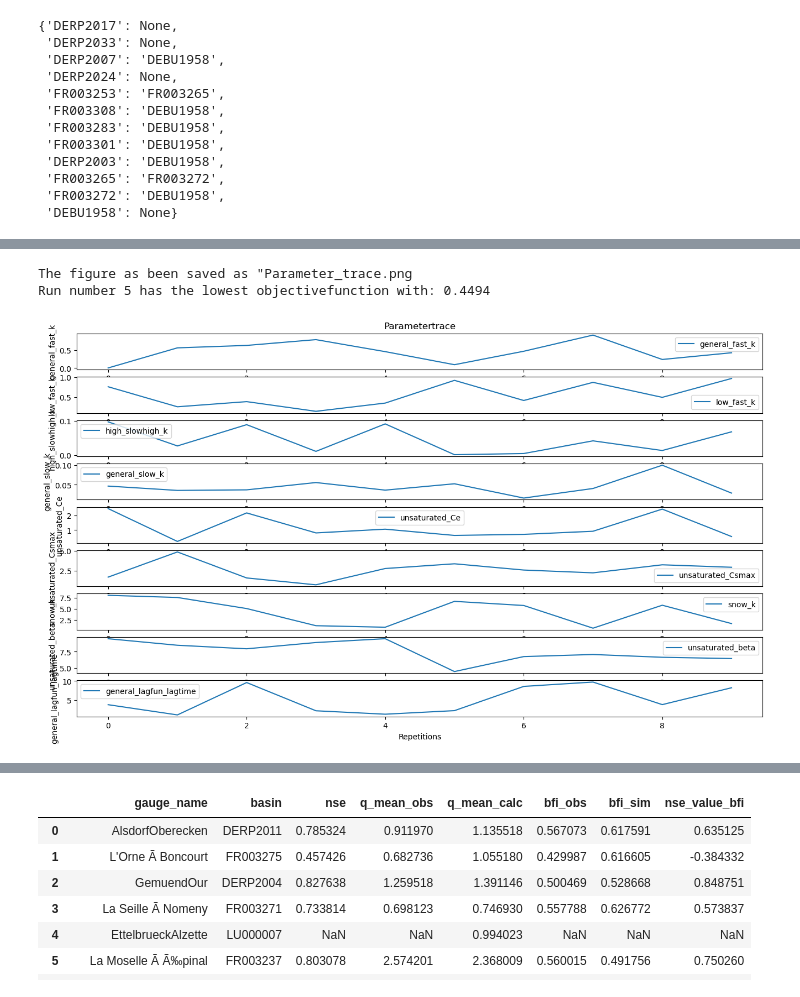
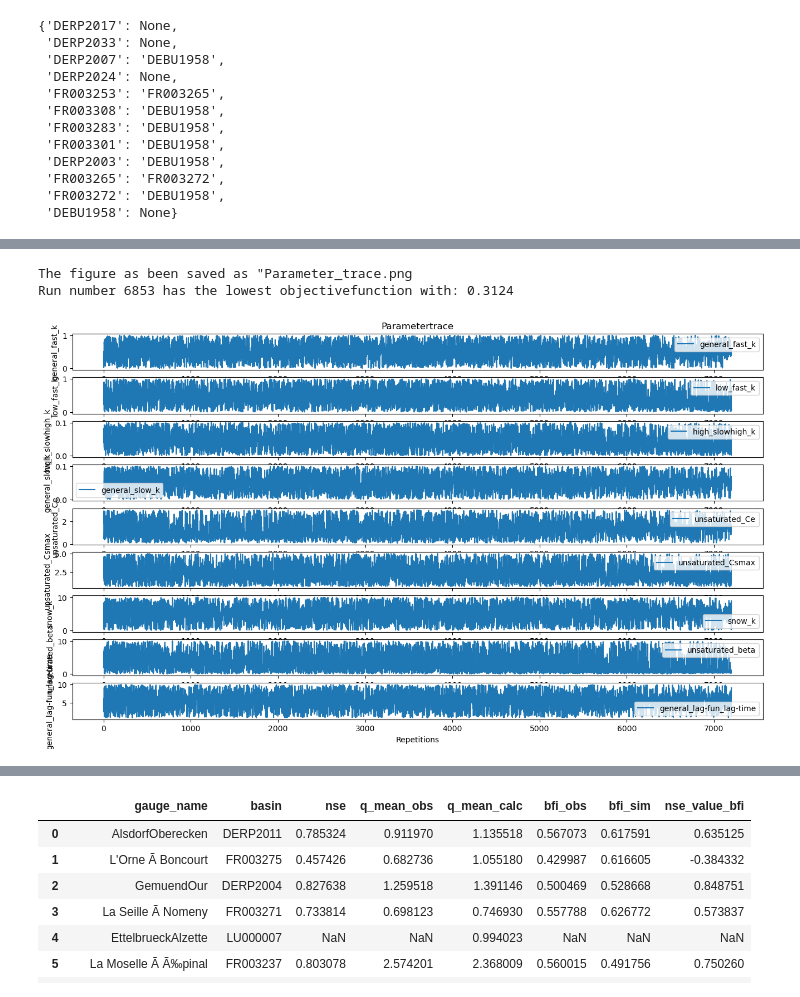
Before and after one commit to thiagovmdon/estreams_superflexpy, a Jupyter notebook: code/02_modelling_distributed_Moselle_SUMAX_waterdeficit.ipynb, the cells around one changed output, grey strips where cells are left out. Cells and saved outputs as stored; diff of their text form; code cells hidden in the pictures.

```diff
--- a/code/02_modelling_distributed_Moselle_SUMAX.ipynb
+++ b/code/02_modelling_distributed_Moselle_SUMAX_waterdeficit.ipynb
@@ -1731,18 +1385,24 @@ Initialize database...
+# %%
+### Load the CSV file
+results_df = pd.read_csv("calibration.csv")
+
+## Convert to a NumPy structured array (similar to `sampler.getdata()`)
+results = results_df.to_records(index=False)
 # %%
-results = sampler.getdata()                                                  # Load the results
+#results = sampler.getdata()                                                  # Load the results
 spotpy.analyser.plot_parametertrace(results)                                 # Show the results
 
 
 bestindex, bestobjf = spotpy.analyser.get_minlikeindex(results)               # Get the best indexes and objective function
 
 
 spotpy.analyser.get_parameters(results)[bestindex]
 
 best_params_dict = dict(zip(spotpy.analyser.get_parameternames(results), spotpy.analyser.get_parameters(results)[bestindex]))
 # %% [output]
 The figure as been saved as "Parameter_trace.png
-Run number 5 has the lowest objectivefunction with: 0.4494
+Run number 6853 has the lowest objectivefunction with: 0.3124
-[figure, old version]
+[figure, new version]
 # %%
 if 'M4_lowersplitter_splitpar' in best_params_dict:
     best_params_dict['M4_lowersplitter_split-par'] = best_params_dict.pop('M4_lowersplitter_splitpar')
```
Also changed, not shown: parts of 80 cells of this notebook, 14 other files.
